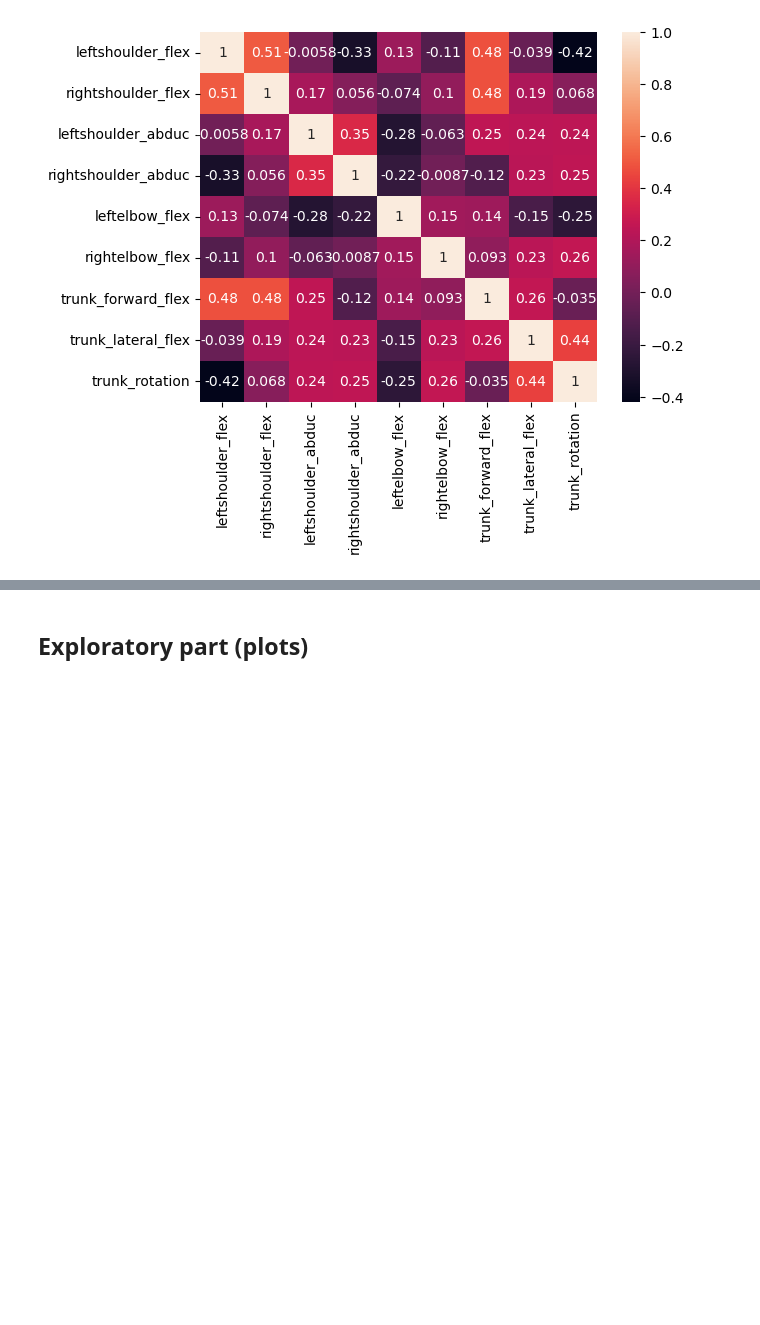
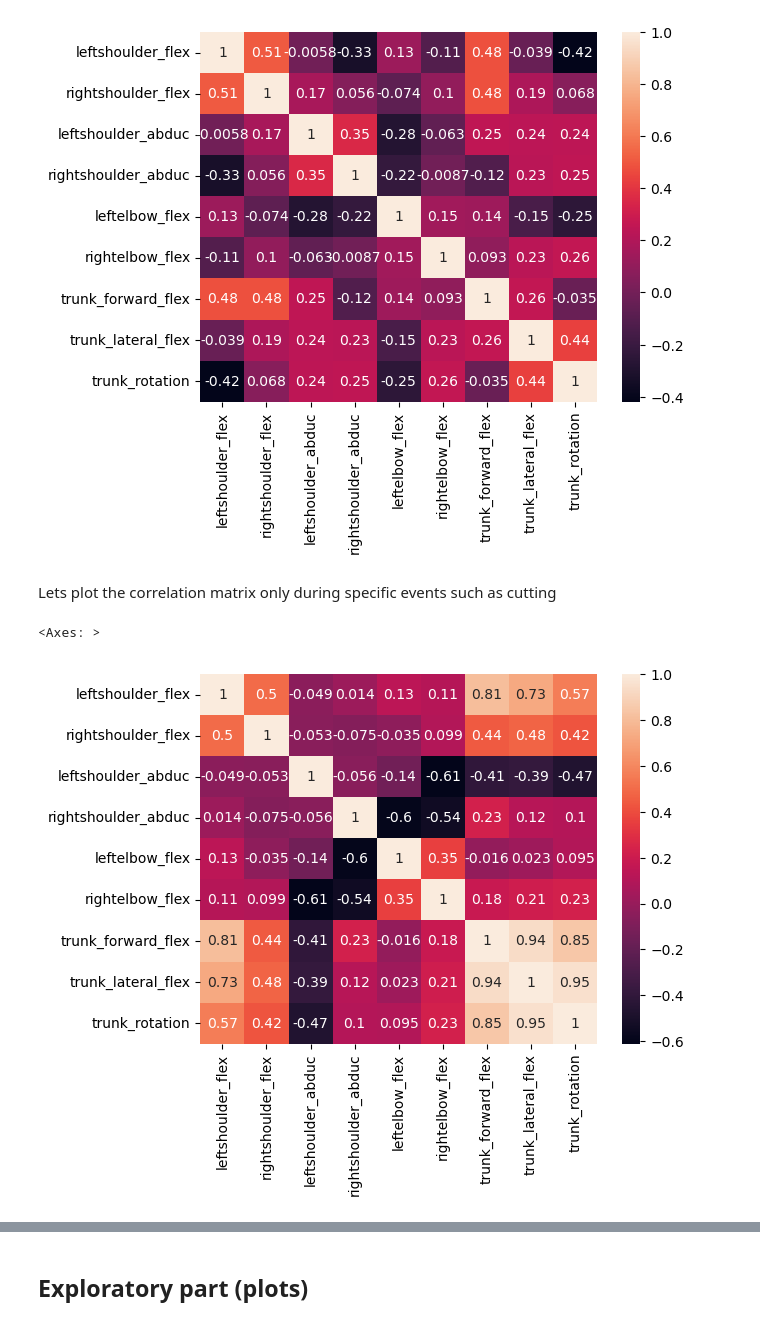
Before and after one commit to FranklinLeong/dexterity_assessment_CL, a Jupyter notebook: src/exploratory copie.ipynb, the cells around one changed output, grey strips where cells are left out. Cells and saved outputs as stored; diff of their text form; code cells hidden in the pictures; blank space fills up the shorter version.

```diff
--- a/src/exploratory copie.ipynb
+++ b/src/exploratory copie.ipynb
@@ -665,3 +669,12 @@ sns.heatmap(corr, xticklabels=corr.columns.values, yticklabels=corr.columns.valu
 # %% [output]
 <Axes: >
 [figure]
+# %% [markdown]
+Lets plot the correlation matrix only during specific events such as cutting
+# %%
+t1, t2 = time_id(df, events['cutting'][0][0], events['cutting'][0][1])
+corr_cutting = df[joints_DoF][t1:t2].corr()
+sns.heatmap(corr_cutting, xticklabels=corr_cutting.columns.values, yticklabels=corr_cutting.columns.values, annot = True)
+# %% [output]
+<Axes: >
+[figure, added]
```
Also changed, not shown: parts of 6 cells of this notebook, 1 other file.
